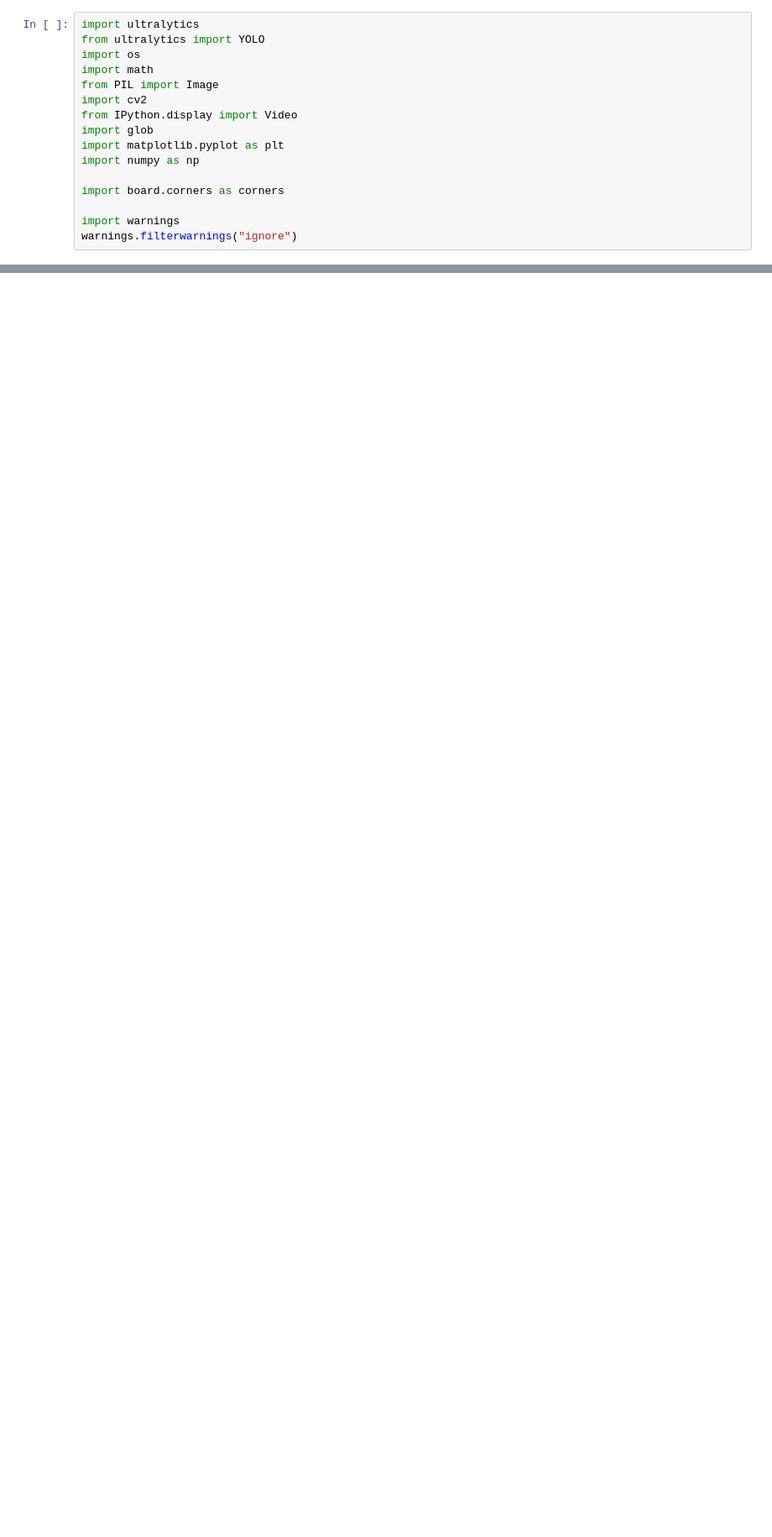
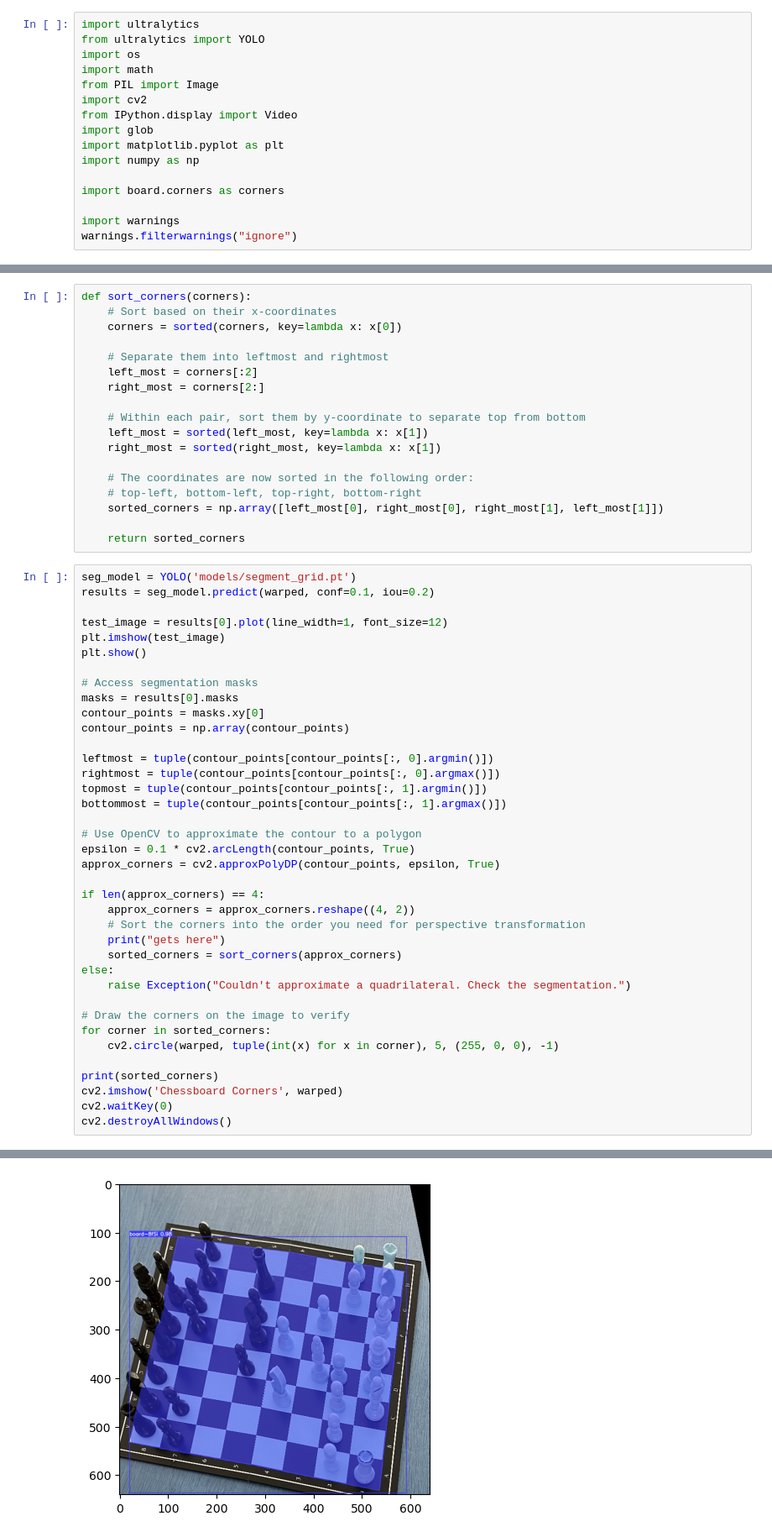
Before and after one commit to MichielCreemers/ChessVision, a Jupyter notebook: test.ipynb, the cells around one changed output, grey strips where cells are left out. Shown at 84% size. Drawn from its saved outputs; the diff is of its cells as text; blank space fills up the shorter version.

Commit message:
added segmentation to test notebook

```diff
--- a/test.ipynb
+++ b/test.ipynb
@@ -83,0 +122,57 @@ cv2.destroyAllWindows()
+# %%
+def sort_corners(corners):
+    # Sort based on their x-coordinates
+    corners = sorted(corners, key=lambda x: x[0])
+
+    # Separate them into leftmost and rightmost
+    left_most = corners[:2]
+    right_most = corners[2:]
+
+    # Within each pair, sort them by y-coordinate to separate top from bottom
+    left_most = sorted(left_most, key=lambda x: x[1])
+    right_most = sorted(right_most, key=lambda x: x[1])
+
+    # The coordinates are now sorted in the following order:
+    # top-left, bottom-left, top-right, bottom-right
+    sorted_corners = np.array([left_most[0], right_most[0], right_most[1], left_most[1]])
+
+    return sorted_corners
+# %%
+seg_model = YOLO('models/segment_grid.pt')
+results = seg_model.predict(warped, conf=0.1, iou=0.2)
+
+test_image = results[0].plot(line_width=1, font_size=12)
+plt.imshow(test_image)
+plt.show()
+
+# Access segmentation masks
+masks = results[0].masks
+contour_points = masks.xy[0]
+contour_points = np.array(contour_points)
+
+leftmost = tuple(contour_points[contour_points[:, 0].argmin()])
+rightmost = tuple(contour_points[contour_points[:, 0].argmax()])
+topmost = tuple(contour_points[contour_points[:, 1].argmin()])
+bottommost = tuple(contour_points[contour_points[:, 1].argmax()])
+
+# Use OpenCV to approximate the contour to a polygon
+epsilon = 0.1 * cv2.arcLength(contour_points, True)
+approx_corners = cv2.approxPolyDP(contour_points, epsilon, True)
+
+if len(approx_corners) == 4:
+    approx_corners = approx_corners.reshape((4, 2))
+    # Sort the corners into the order you need for perspective transformation
+    print("gets here")
+    sorted_corners = sort_corners(approx_corners)
+else:
+    raise Exception("Couldn't approximate a quadrilateral. Check the segmentation.")
+
+# Draw the corners on the image to verify
+for corner in sorted_corners:
+    cv2.circle(warped, tuple(int(x) for x in corner), 5, (255, 0, 0), -1)
+
+print(sorted_corners)
+cv2.imshow('Chessboard Corners', warped)
+cv2.waitKey(0)
+cv2.destroyAllWindows()
+# %% [output]
@@ -83,0 +181 @@ cv2.destroyAllWindows()
+[figure, added]
```
Also changed, not shown: parts of 5 cells of this notebook.
